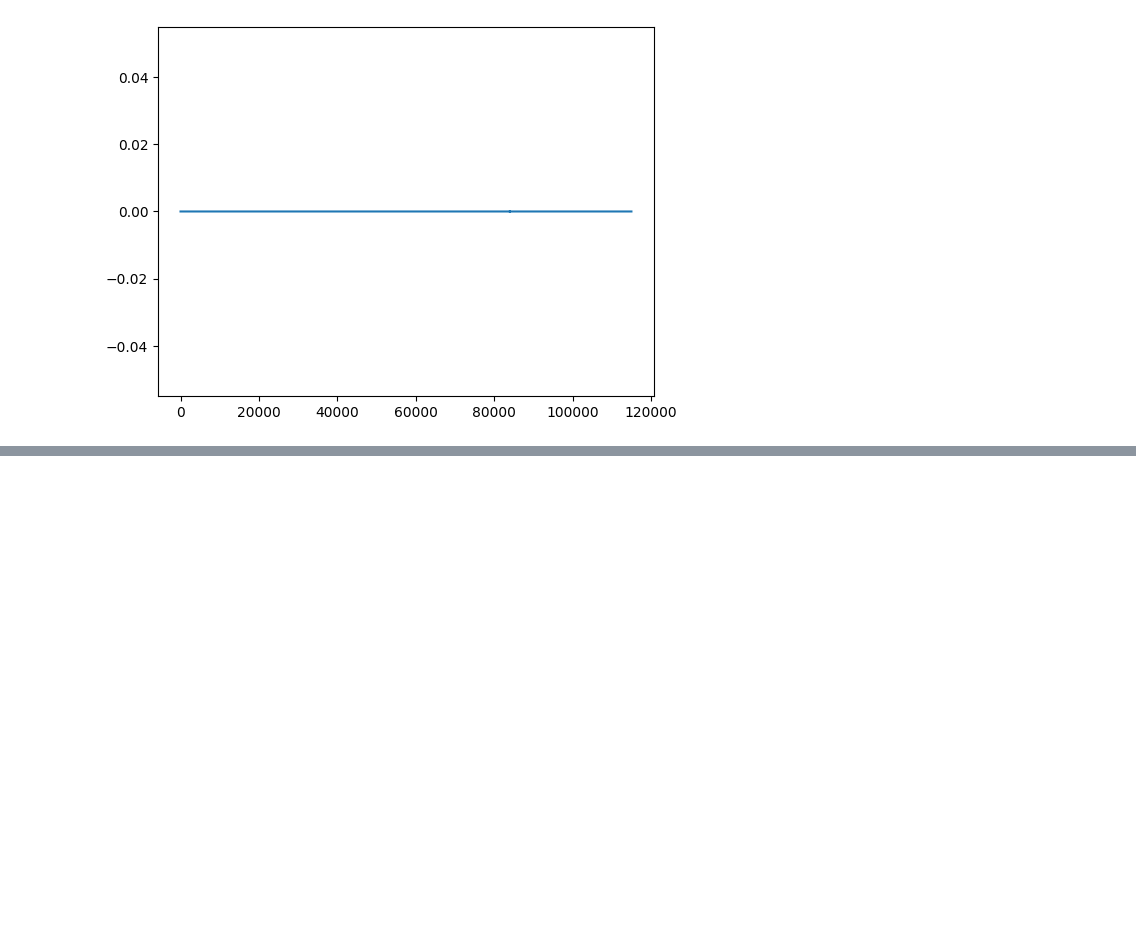
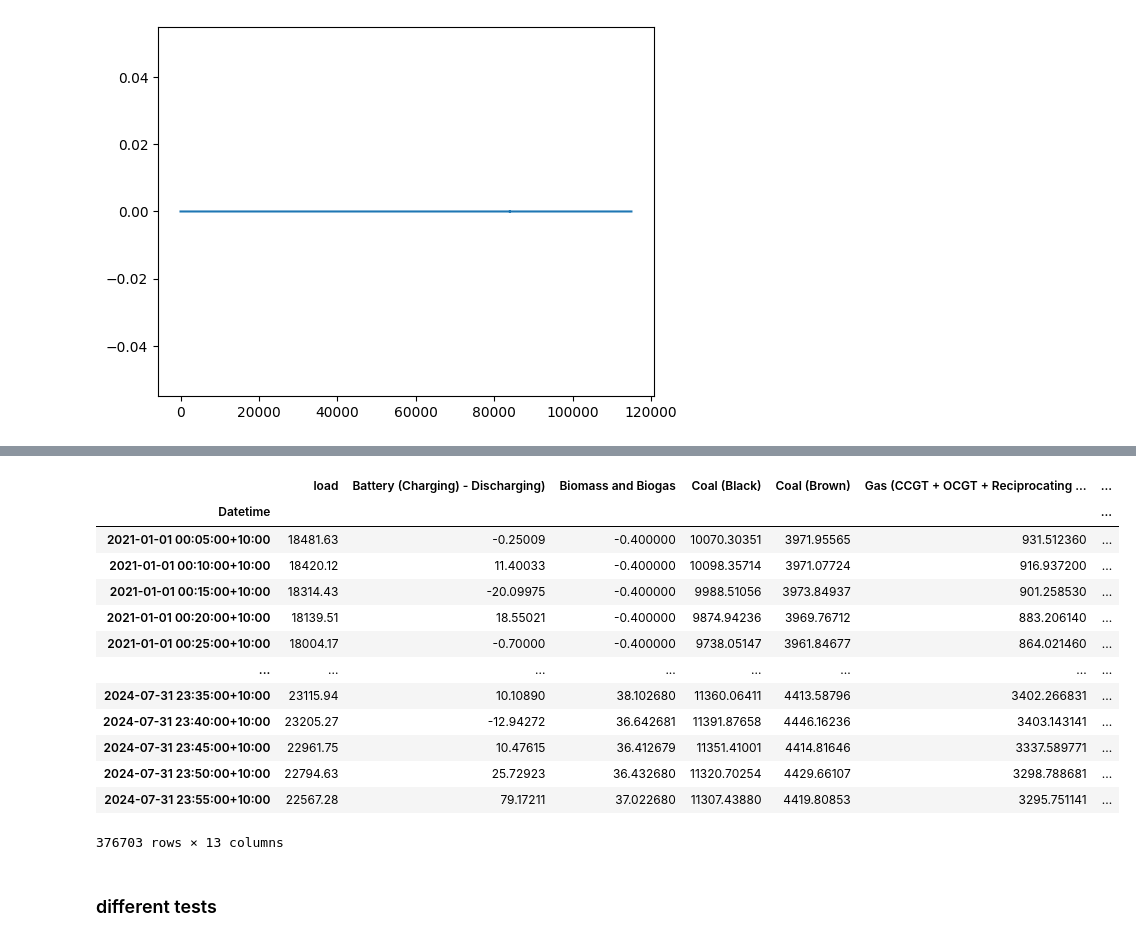
Before and after one commit to ulrich-oberhofer/Bachelor-s-Thesis, a Jupyter notebook: scripts/test_australian_data.ipynb, the cells around one changed output, grey strips where cells are left out. Drawn from its saved outputs; the diff is of its cells as text; code cells hidden in the pictures; blank space fills up the shorter version.

Commit message:
Collecting Australian data

```diff
--- a/scripts/test_australian_data.ipynb
+++ b/scripts/test_australian_data.ipynb
@@ -65,0 +253,3 @@ feat_AUS.shape,feat_nemosis.shape
+# %%
+feat_AUS_nemosis = pd.read_pickle('../data/[feature_data]/AUS/Features_AUS_actual_2021_1_1--2024_7_31.pkl')
+feat_AUS_nemosis.index = feat_AUS_nemosis.index.tz_localize('Australia/Queensland')
@@ -65,0 +272,16 @@ feat_AUS.shape,feat_nemosis.shape
+# %%
+feature_data_AUS = pd.DataFrame(index = feat_AUS_nemosis.index,
+                                data = {'load': feat_AUS_nemosis['load'],
+                                'Battery (Charging) - Discharging)': feat_AUS_nemosis['generation: Battery and Inverter, Descriptor: -'] - feat_AUS_nemosis['generation: Battery storage, Descriptor: Grid'] - feat_AUS_nemosis['generation: Battery storage, Descriptor: Wind'] + feat_AUS_nemosis['generation: Battery, Descriptor: -'],
+                                'Biomass and Biogas': feat_AUS_nemosis['generation: Renewable/ Biomass / Waste, Descriptor: Bagasse'],
+                                'Coal (Black)': feat_AUS_nemosis['generation: Fossil, Descriptor: Black Coal'],
+                                'Coal (Brown)': feat_AUS_nemosis['generation: Fossil, Descriptor: Brown Coal'],
+                                'Gas (CCGT + OCGT + Reciprocating + Steam)': feat_AUS_nemosis['generation: Fossil, Descriptor: Natural Gas'] + feat_AUS_nemosis['generation: Fossil, Descriptor: Coal Seam Methane'] + feat_AUS_nemosis['generation: Fossil, Descriptor: Natural Gas / Diesel'] + feat_AUS_nemosis['generation: Fossil, Descriptor: Natural Gas / Fuel Oil'],
+                                'Gas (Coal Mine Waste)': feat_AUS_nemosis['generation: Fossil, Descriptor: Waste Coal Mine Gas'],
+                                'Hydro': feat_AUS_nemosis['generation: Hydro, Descriptor: Water'],
+                                'Pumps': feat_AUS_nemosis['generation: pump, Descriptor: -'],
+                                'Solar (Utility)': feat_AUS_nemosis['generation: Solar, Descriptor: Solar'],
+                                'Wind': feat_AUS_nemosis['generation: Wind, Descriptor: Wind'],
+                                'Solar (Rooftop)': feat_AUS_nemosis['ROOFTOP_PV_ACTUAL'],
+                                'Trading (metered MW flow)': feat_AUS_nemosis['METEREDMWFLOW'],
+                                })
@@ -66 +290,20 @@ feat_AUS.shape,feat_nemosis.shape
+# %%
+feature_data_AUS
+# %% [output]
+|  | load | Battery (Charging) - Discharging) | Biomass and Biogas | Coal (Black) | Coal (Brown) | Gas (CCGT + OCGT + Reciprocating ... | ... |
+| Datetime |  |  |  |  |  |  | ... |
+| 2021-01-01 00:05:00+10:00 | 18481.63 | -0.25009 | -0.400000 | 10070.30351 | 3971.95565 | 931.512360 | ... |
+| 2021-01-01 00:10:00+10:00 | 18420.12 | 11.40033 | -0.400000 | 10098.35714 | 3971.07724 | 916.937200 | ... |
+| 2021-01-01 00:15:00+10:00 | 18314.43 | -20.09975 | -0.400000 | 9988.51056 | 3973.84937 | 901.258530 | ... |
+| 2021-01-01 00:20:00+10:00 | 18139.51 | 18.55021 | -0.400000 | 9874.94236 | 3969.76712 | 883.206140 | ... |
+| 2021-01-01 00:25:00+10:00 | 18004.17 | -0.70000 | -0.400000 | 9738.05147 | 3961.84677 | 864.021460 | ... |
+| ... | ... | ... | ... | ... | ... | ... | ... |
+| 2024-07-31 23:35:00+10:00 | 23115.94 | 10.10890 | 38.102680 | 11360.06411 | 4413.58796 | 3402.266831 | ... |
+| 2024-07-31 23:40:00+10:00 | 23205.27 | -12.94272 | 36.642681 | 11391.87658 | 4446.16236 | 3403.143141 | ... |
+| 2024-07-31 23:45:00+10:00 | 22961.75 | 10.47615 | 36.412679 | 11351.41001 | 4414.81646 | 3337.589771 | ... |
+| 2024-07-31 23:50:00+10:00 | 22794.63 | 25.72923 | 36.432680 | 11320.70254 | 4429.66107 | 3298.788681 | ... |
+| 2024-07-31 23:55:00+10:00 | 22567.28 | 79.17211 | 37.022680 | 11307.43880 | 4419.80853 | 3295.751141 | ... |
+376703 rows × 13 columns
+# %% [markdown]
+### different tests
 # %%
```
Also changed, not shown: parts of 16 cells of this notebook, 1 other file.
